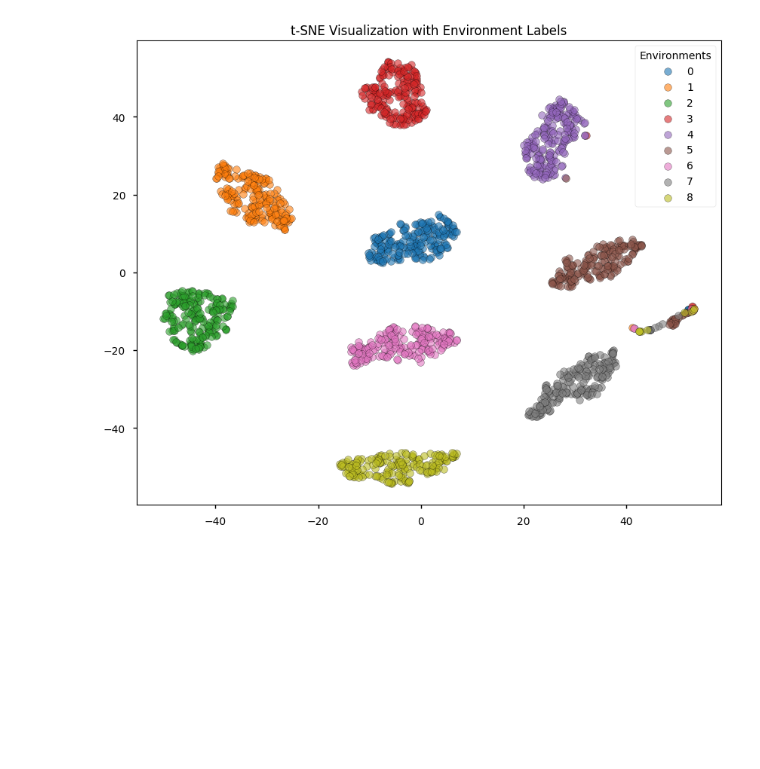
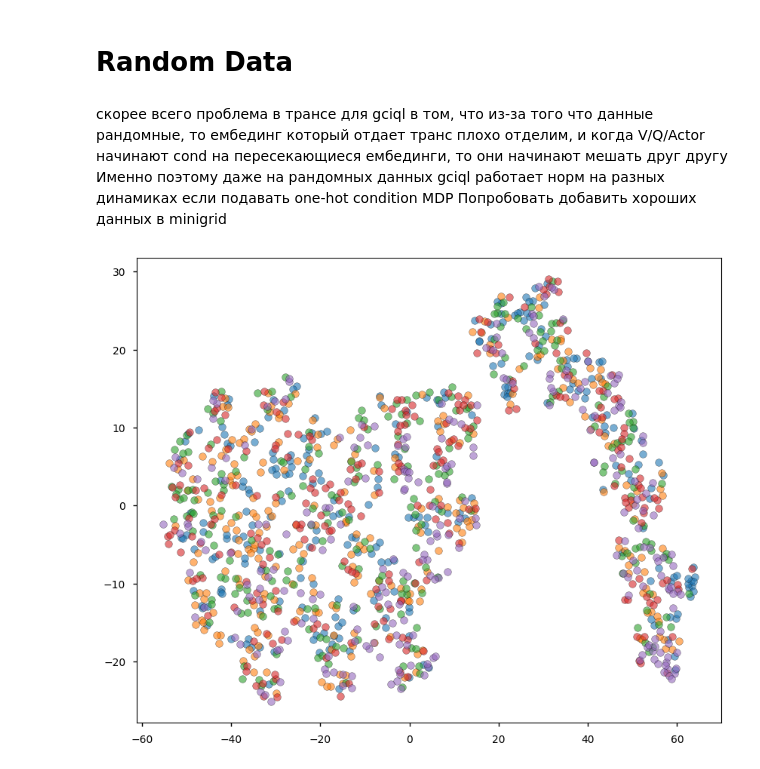
Before and after one commit to skylooop/BeliefConditionedFB, a Jupyter notebook: notebooks/test.ipynb, the cells around one changed output. Drawn from its saved outputs; the diff is of its cells as text; code cells hidden in the pictures; blank space fills up the shorter version.

```diff
--- a/notebooks/test.ipynb
+++ b/notebooks/test.ipynb
@@ -76,7 +76,7 @@ def concatenate_dicts(dict1, dict2):
 selected_keys = ["observation", "next_observation", "actions", "done", "reward"]
 
 whole_data = []
-for i in range(10):
+for i in range(20):
     cur_data = np.load(f"/home/m_bobrin/ZeroShotRL/envs/mujoco/data_custom_ant/default_ind_{i}.npz", allow_pickle=True)
     data = {key: cur_data[key] for key in selected_keys if key in cur_data.files}
     data['observations'] = data['observation']
@@ -155,7 +155,7 @@ def update(agent, batch):
     agent, info = agent.apply_loss_fn(loss_fn)
     return agent, info
 
-num_environments = 10
+num_environments = 20
 samples_per_env = 200
 
 # Generate colors automatically
@@ -175,7 +175,7 @@ for i in pbar:
         for i in range(num_environments):
             mask = (env_indices == i)
             ax.scatter(tsne[mask, 0], tsne[mask, 1],
-                        color=plt.cm.tab10(i),
+                        color=plt.cm.tab20(i),
                         edgecolors='black',
                         label=i,
                         alpha=0.6)
@@ -194,0 +189,6 @@ dynamics_embedding = network.select('dynamic_transformer')(whole_data['observati
+# %% [markdown]
+# Random Data
+# %% [markdown]
+скорее всего проблема в трансе для gciql в том, что из-за того что данные рандомные, то ембединг который отдает транс плохо отделим, и когда V/Q/Actor начинают cond на пересекающиеся ембединги, то они начинают мешать друг другу
+Именно поэтому даже на рандомных данных gciql работает норм на разных динамиках если подавать one-hot condition MDP
+Попробовать добавить хороших данных в minigrid
@@ -195,24 +318,16 @@ dynamics_embedding = network.select('dynamic_transformer')(whole_data['observati
 # %%
-from sklearn.manifold import TSNE
-
-num_environments = 9
-samples_per_env = 200
-
-# Generate colors automatically
-env_indices = np.repeat(np.arange(num_environments), samples_per_env)
+num_environments=5
+env_indices = np.repeat(np.arange(num_environments), 256)
+dynamics_embedding = network.select('dynamic_transformer')(data['observations'], data['actions'],
+                                                                            data['next_observations'], train=False)
 tsne = TSNE(random_state=42).fit_transform(dynamics_embedding)
-
-plt.figure(figsize=(10, 8))
+fig, ax = plt.subplots(figsize=(10, 8))
 for i in range(num_environments):
     mask = (env_indices == i)
-    plt.scatter(tsne[mask, 0], tsne[mask, 1],
+    ax.scatter(tsne[mask, 0], tsne[mask, 1],
                 color=plt.cm.tab10(i),
                 edgecolors='black',
                 label=i,
                 alpha=0.6)
-
-plt.legend(title="Environments")
-plt.title("t-SNE Visualization with Environment Labels")
-plt.show()
 # %% [output]
-[figure, old version]
+[figure, new version]
```
Also changed, not shown: parts of 8 cells of this notebook, 49 other files.
